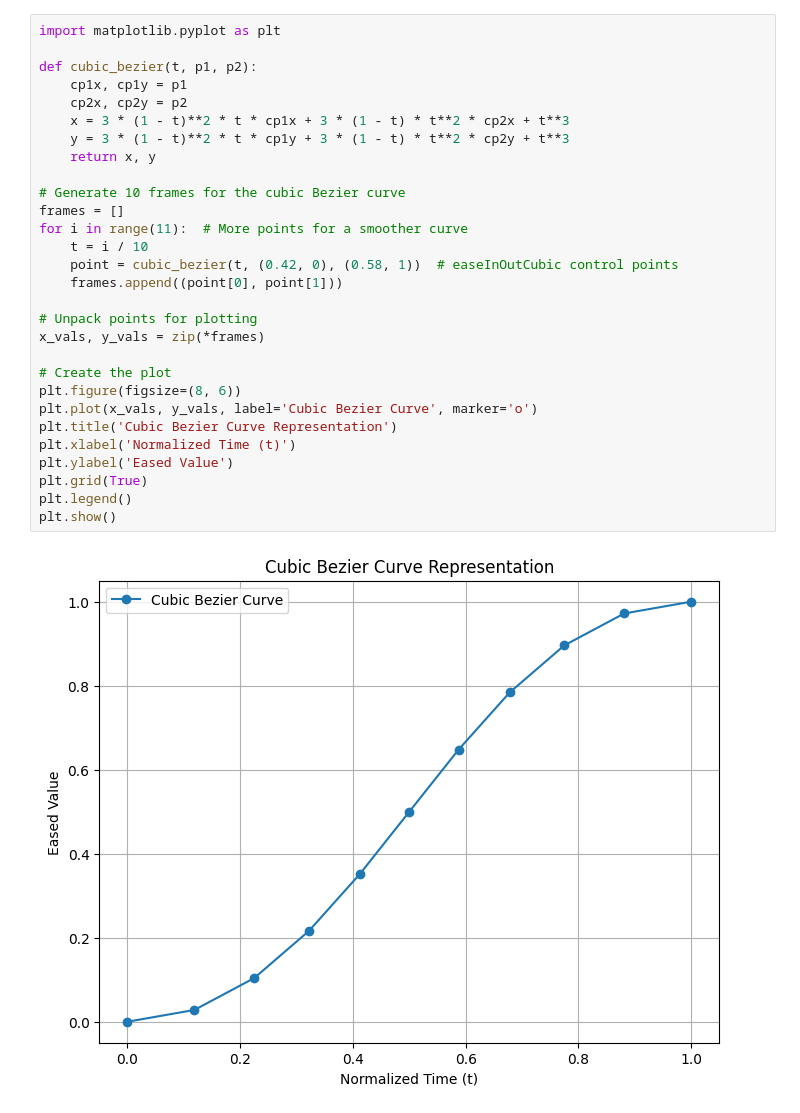
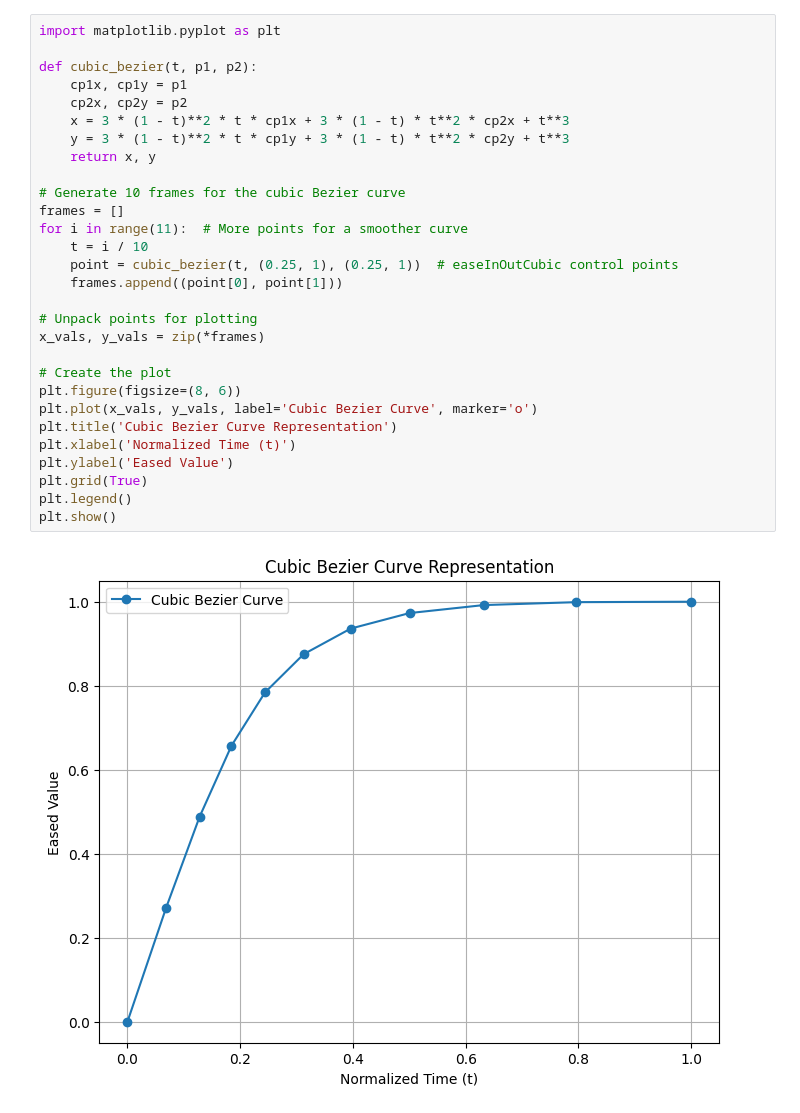
Before and after one commit to bryan100805/Adobe_AfterEffects_Animation, a Jupyter notebook: Tweening/D3/quadratic_bezier_interpolate/bezier_curve_visualization.ipynb, the cells around one changed output. Cells and saved outputs as stored; diff of their text form.

```diff
--- a/Tweening/D3/quadratic_bezier_interpolate/bezier_curve_visualization.ipynb
+++ b/Tweening/D3/quadratic_bezier_interpolate/bezier_curve_visualization.ipynb
@@ -1,31 +1,31 @@
 # %%
 import matplotlib.pyplot as plt
 
 def cubic_bezier(t, p1, p2):
     cp1x, cp1y = p1
     cp2x, cp2y = p2
     x = 3 * (1 - t)**2 * t * cp1x + 3 * (1 - t) * t**2 * cp2x + t**3
     y = 3 * (1 - t)**2 * t * cp1y + 3 * (1 - t) * t**2 * cp2y + t**3
     return x, y
 
 # Generate 10 frames for the cubic Bezier curve
 frames = []
 for i in range(11):  # More points for a smoother curve
     t = i / 10
-    point = cubic_bezier(t, (0.42, 0), (0.58, 1))  # easeInOutCubic control points
+    point = cubic_bezier(t, (0.25, 1), (0.25, 1))  # easeInOutCubic control points
     frames.append((point[0], point[1]))
 
 # Unpack points for plotting
 x_vals, y_vals = zip(*frames)
 
 # Create the plot
 plt.figure(figsize=(8, 6))
 plt.plot(x_vals, y_vals, label='Cubic Bezier Curve', marker='o')
 plt.title('Cubic Bezier Curve Representation')
 plt.xlabel('Normalized Time (t)')
 plt.ylabel('Eased Value')
 plt.grid(True)
 plt.legend()
 plt.show()
 # %% [output]
-[figure, old version]
+[figure, new version]
```
Also changed, not shown: 1 other file.
